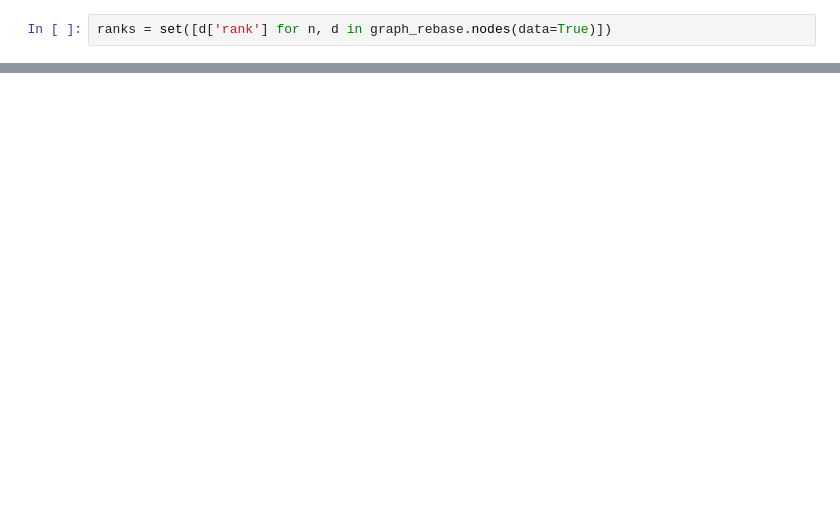
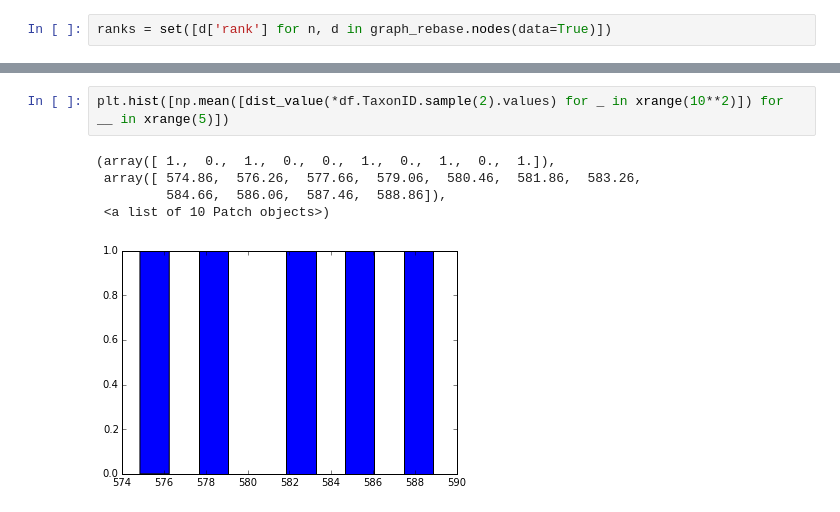
Before and after one commit to erickpeirson/organisms, a Jupyter notebook: Taxonomy Graph.ipynb, the cells around one changed output, grey strips where cells are left out. Cells and saved outputs as stored; diff of their text form; blank space fills up the shorter version.

```diff
--- a/Taxonomy Graph.ipynb
+++ b/Taxonomy Graph.ipynb
@@ -96,0 +119,8 @@ set()
+# %%
+plt.hist([np.mean([dist_value(*df.TaxonID.sample(2).values) for _ in xrange(10**2)]) for __ in xrange(5)])
+# %% [output]
+(array([ 1.,  0.,  1.,  0.,  0.,  1.,  0.,  1.,  0.,  1.]),
+ array([ 574.86,  576.26,  577.66,  579.06,  580.46,  581.86,  583.26,
+         584.66,  586.06,  587.46,  588.86]),
+ <a list of 10 Patch objects>)
+[figure, added]
```
Also changed, not shown: parts of 28 cells of this notebook, 5 other files.
